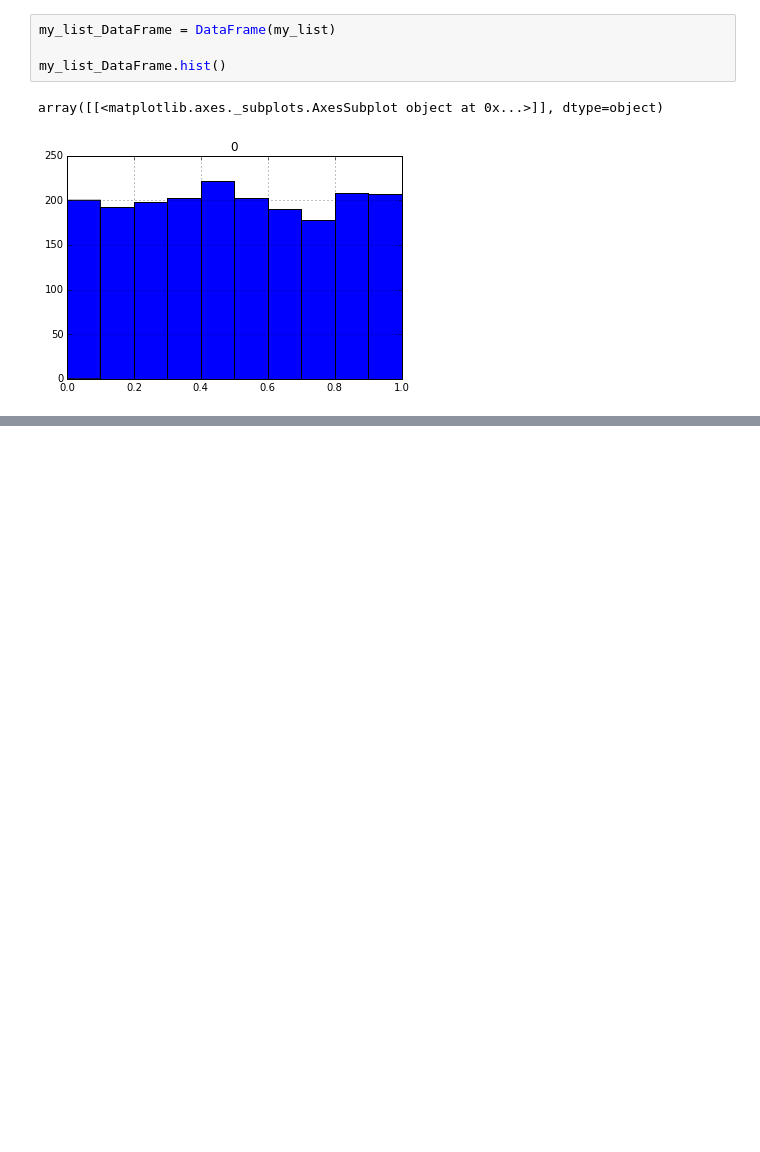
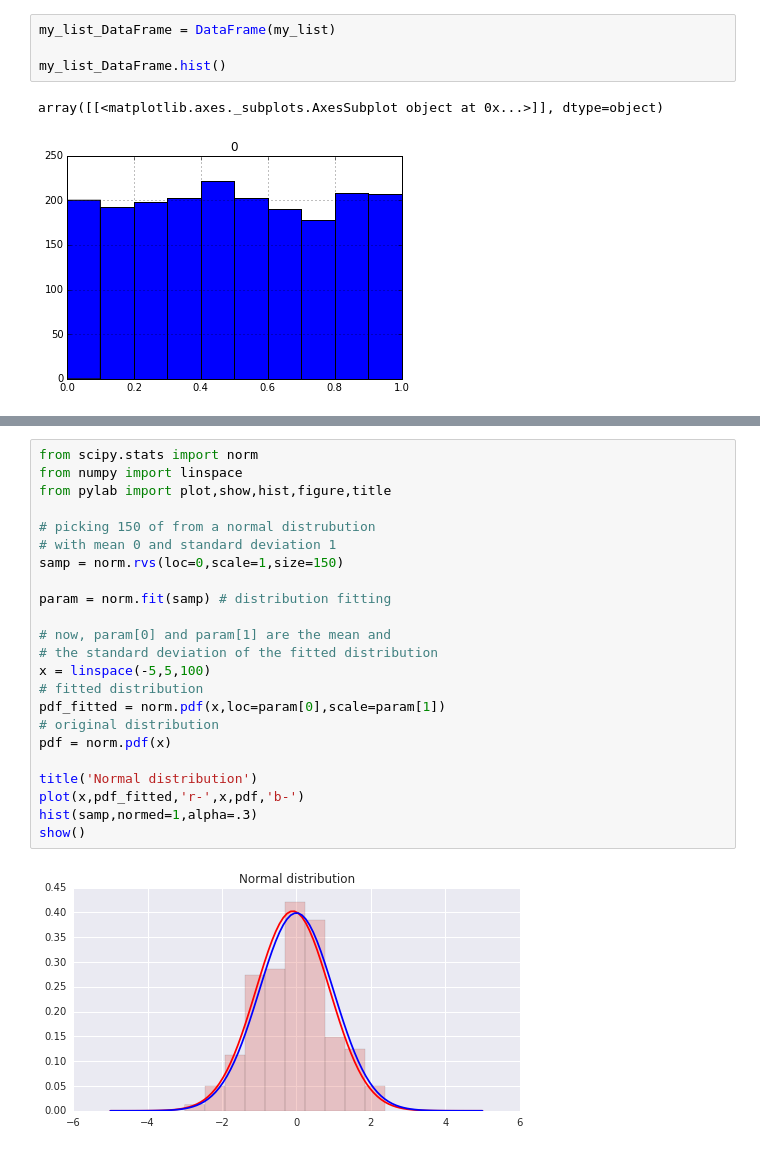
Before and after one commit to MathLab/file_loss, a Jupyter notebook: pandas_test.ipynb, the cells around one changed output, grey strips where cells are left out. Cells and saved outputs as stored; diff of their text form; blank space fills up the shorter version.

```diff
--- a/pandas_test.ipynb
+++ b/pandas_test.ipynb
@@ -40,0 +68,25 @@ array([[<matplotlib.axes._subplots.AxesSubplot object at 0x...>]], dtype=object)
+# %%
+from scipy.stats import norm
+from numpy import linspace
+from pylab import plot,show,hist,figure,title
+
+# picking 150 of from a normal distrubution
+# with mean 0 and standard deviation 1
+samp = norm.rvs(loc=0,scale=1,size=150)
+
+param = norm.fit(samp) # distribution fitting
+
+# now, param[0] and param[1] are the mean and
+# the standard deviation of the fitted distribution
+x = linspace(-5,5,100)
+# fitted distribution
+pdf_fitted = norm.pdf(x,loc=param[0],scale=param[1])
+# original distribution
+pdf = norm.pdf(x)
+
+title('Normal distribution')
+plot(x,pdf_fitted,'r-',x,pdf,'b-')
+hist(samp,normed=1,alpha=.3)
+show()
+# %% [output]
+[figure, added]
```
Also changed, not shown: parts of 3 cells of this notebook.
